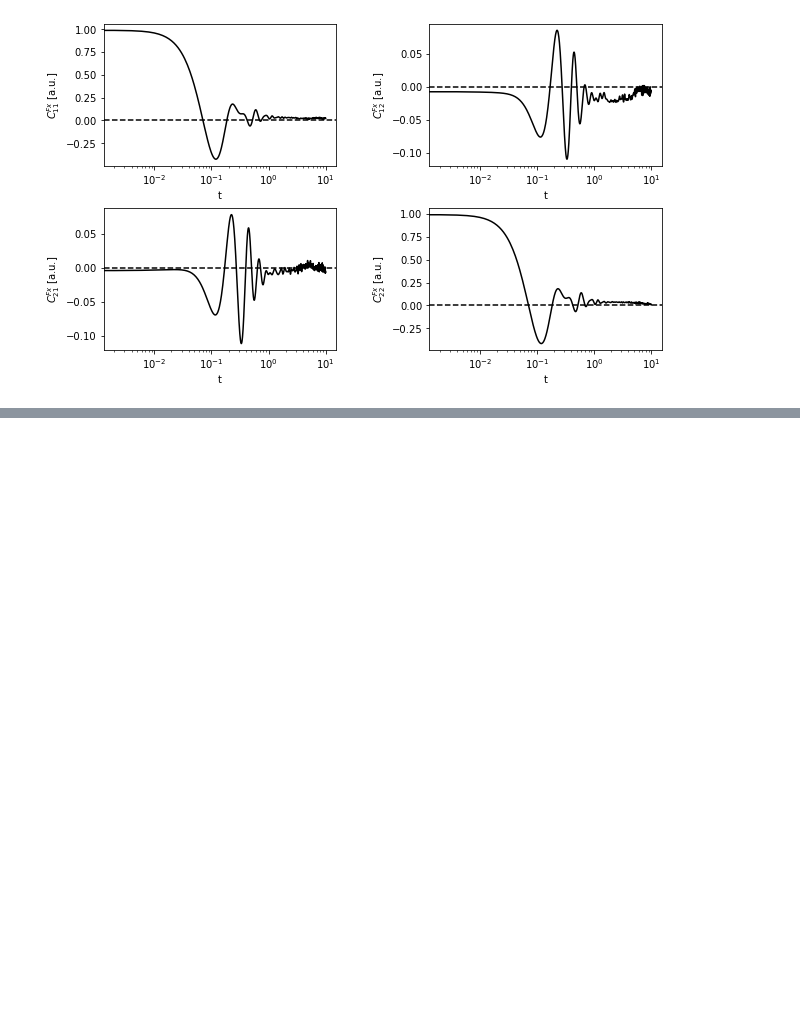
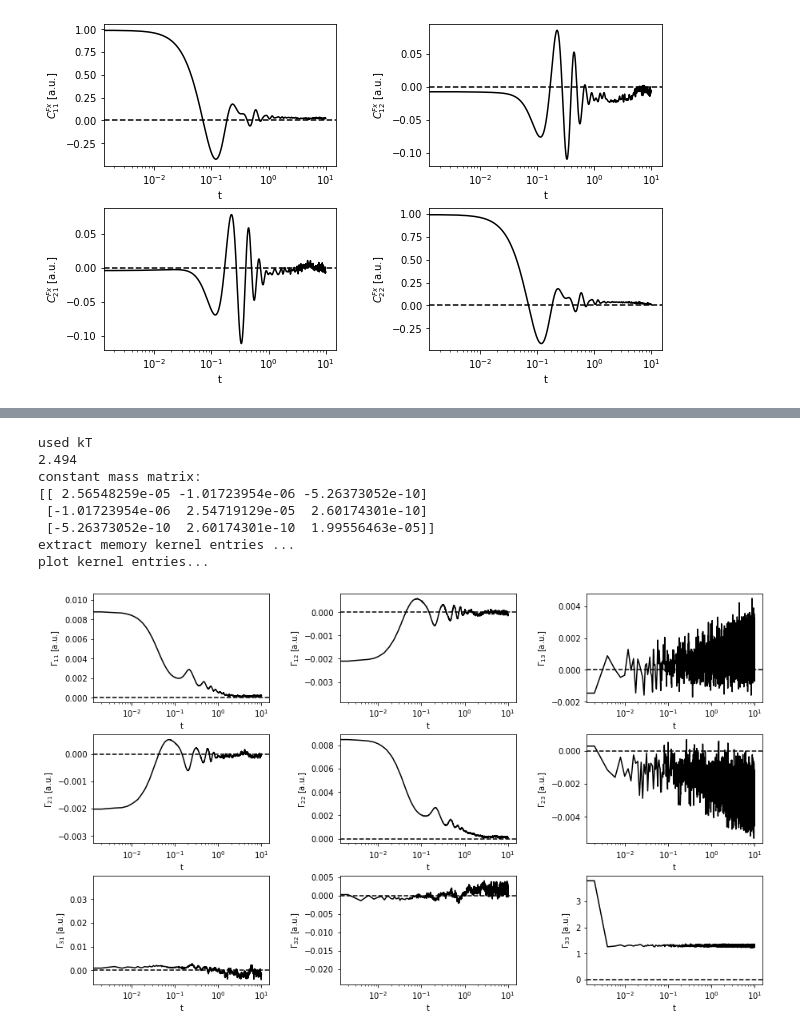
Before and after one commit to luca-pythia/multimems, a Jupyter notebook: example/example_extraction.ipynb, the cells around one changed output, grey strips where cells are left out. Cells and saved outputs as stored; diff of their text form; code cells hidden in the pictures; blank space fills up the shorter version.

```diff
--- a/example/example_extraction.ipynb
+++ b/example/example_extraction.ipynb
@@ -123,0 +169,14 @@ plot kernel entries...
+# %%
+#you can use the multiprocessing argument to accelerate the extraction
+t, ikernel_matrix, kernel_matrix= mm.compute_kernel_mat_G(v_corr_matrix,xU_corr_matrix,
+                                                          first_kind = True, d  = 0,multiprocessing=5)
+# %% [output]
+used kT
+2.494
+constant mass matrix:
+[[ 2.56548259e-05 -1.01723954e-06 -5.26373052e-10]
+ [-1.01723954e-06  2.54719129e-05  2.60174301e-10]
+ [-5.26373052e-10  2.60174301e-10  1.99556463e-05]]
+extract memory kernel entries ...
+plot kernel entries...
+[figure, added]
```
Also changed, not shown: parts of 13 cells of this notebook, 1 other file.
